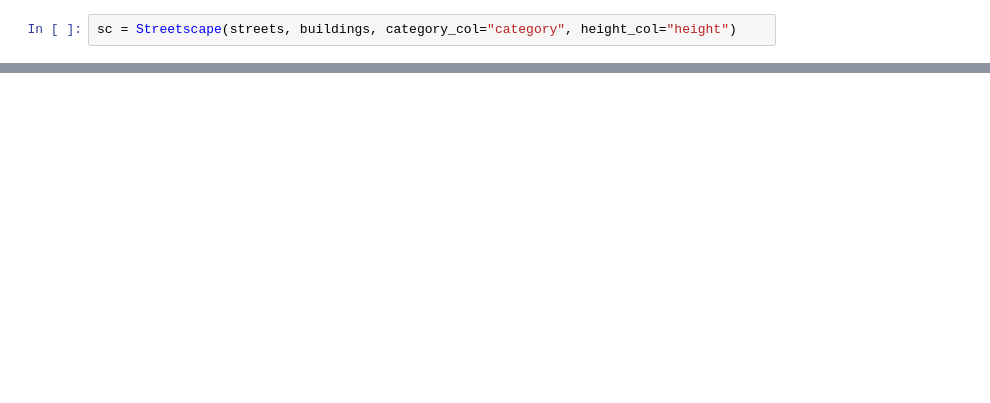
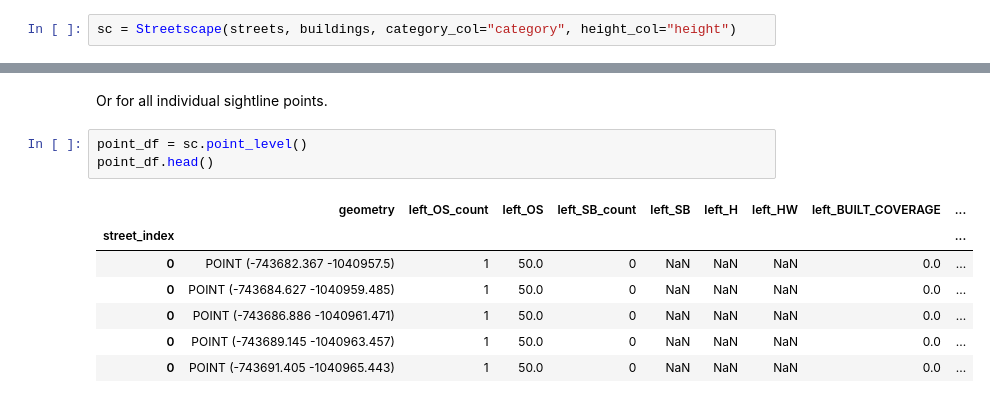
Before and after one commit to uscuni/streetscape, a Jupyter notebook: example.ipynb, the cells around one changed output, grey strips where cells are left out. Drawn from its saved outputs; the diff is of its cells as text; blank space fills up the shorter version.

```diff
--- a/example.ipynb
+++ b/example.ipynb
@@ -55,0 +66,13 @@ buildings.plot(ax=ax)
+# %% [markdown]
+Or for all individual sightline points.
+# %%
+point_df = sc.point_level()
+point_df.head()
+# %% [output]
+|  | geometry | left_OS_count | left_OS | left_SB_count | left_SB | left_H | left_HW | left_BUILT_COVERAGE | ... |
+| street_index |  |  |  |  |  |  |  |  | ... |
+| 0 | POINT (-743682.367 -1040957.5) | 1 | 50.0 | 0 | NaN | NaN | NaN | 0.0 | ... |
+| 0 | POINT (-743684.627 -1040959.485) | 1 | 50.0 | 0 | NaN | NaN | NaN | 0.0 | ... |
+| 0 | POINT (-743686.886 -1040961.471) | 1 | 50.0 | 0 | NaN | NaN | NaN | 0.0 | ... |
+| 0 | POINT (-743689.145 -1040963.457) | 1 | 50.0 | 0 | NaN | NaN | NaN | 0.0 | ... |
+| 0 | POINT (-743691.405 -1040965.443) | 1 | 50.0 | 0 | NaN | NaN | NaN | 0.0 | ... |
```
Also changed, not shown: parts of 33 cells of this notebook, 3 other files.
